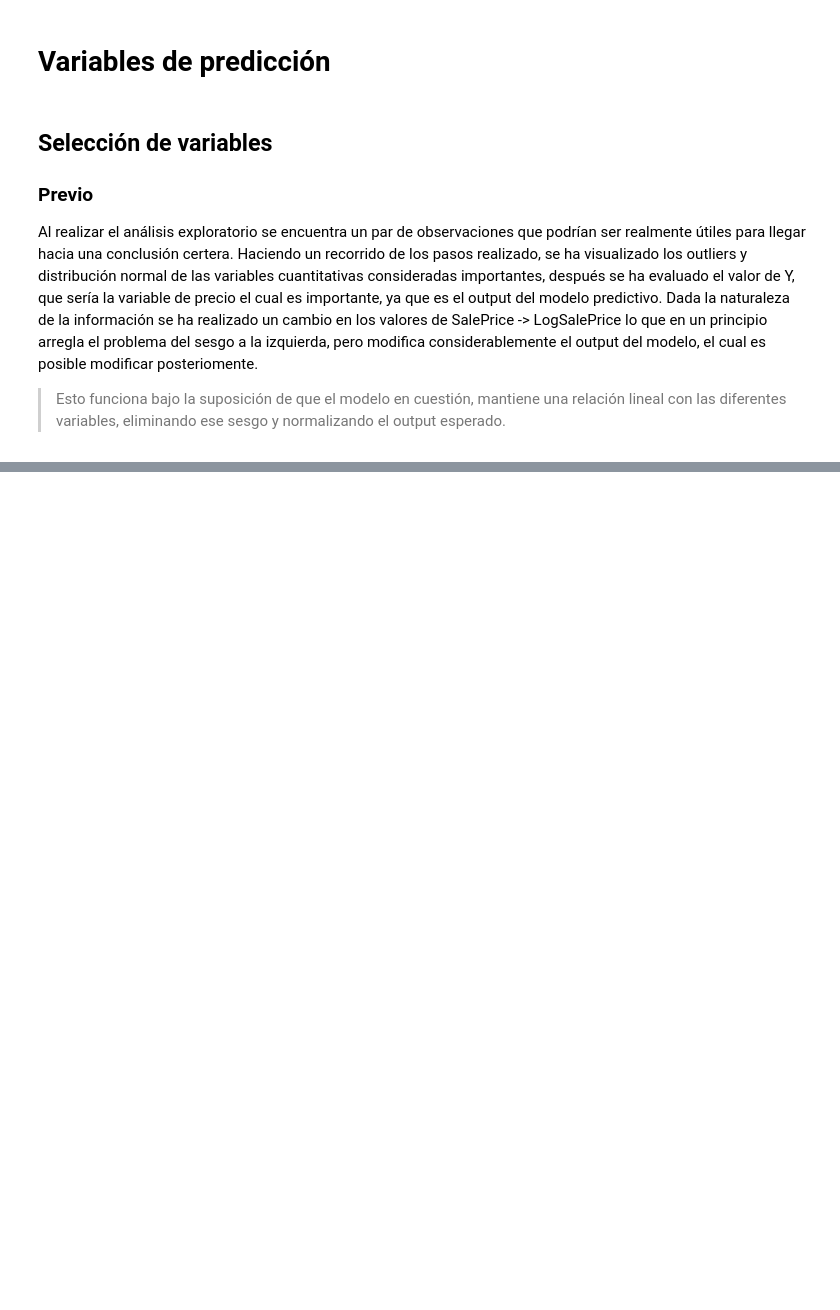
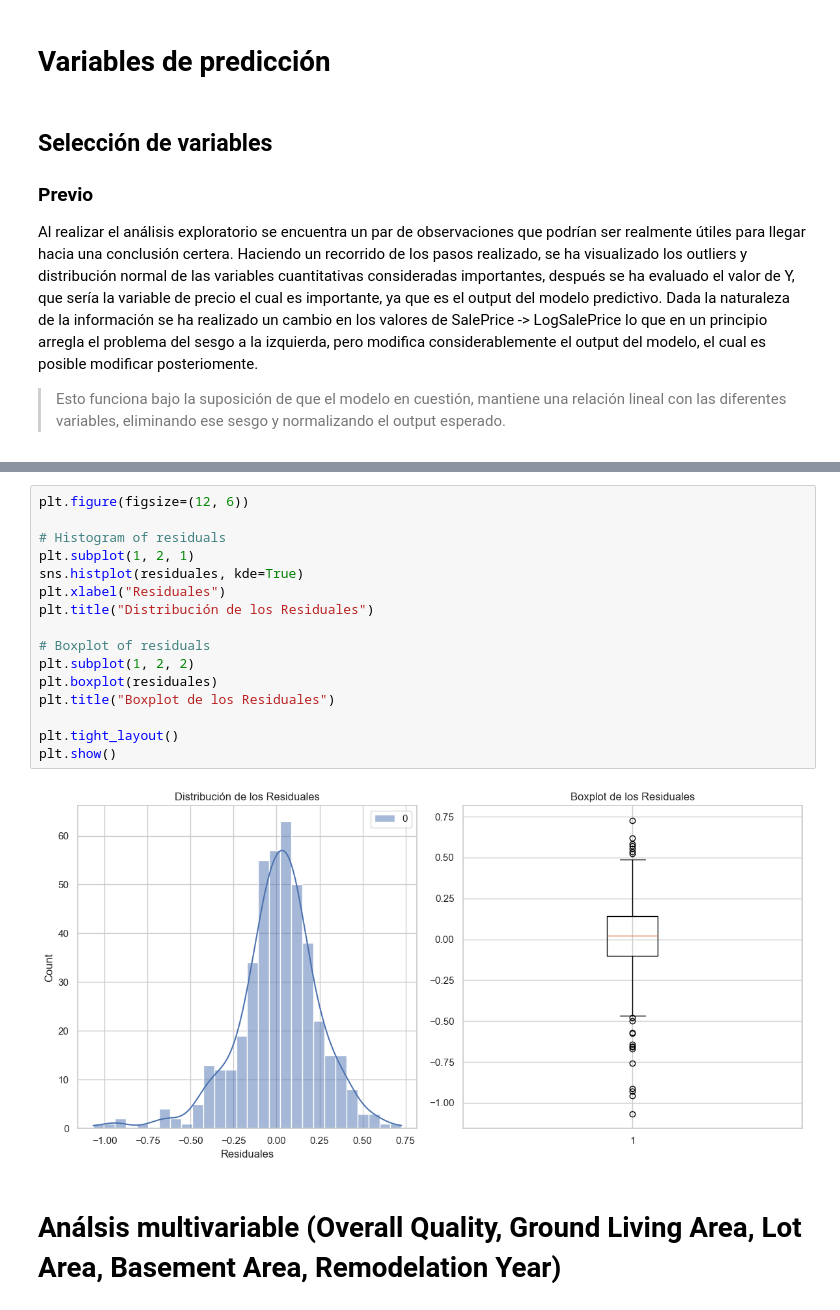
Before and after one commit to Gxrco/HT3-DM, a Jupyter notebook: notebook.ipynb, the cells around one changed output, grey strips where cells are left out. Drawn from its saved outputs; the diff is of its cells as text; blank space fills up the shorter version.

```diff
--- a/notebook.ipynb
+++ b/notebook.ipynb
@@ -445,0 +584,20 @@ Después de una búsqueda y diferenciación de los diferentes aspectos de cada u
+# %%
+plt.figure(figsize=(12, 6))
+
+# Histogram of residuals
+plt.subplot(1, 2, 1)
+sns.histplot(residuales, kde=True)
+plt.xlabel("Residuales")
+plt.title("Distribución de los Residuales")
+
+# Boxplot of residuals
+plt.subplot(1, 2, 2)
+plt.boxplot(residuales)
+plt.title("Boxplot de los Residuales")
+
+plt.tight_layout()
+plt.show()
+# %% [output]
+[figure, added]
+# %% [markdown]
+# Análsis multivariable (Overall Quality, Ground Living Area, Lot Area, Basement Area, Remodelation Year)
```
Also changed, not shown: parts of 14 cells of this notebook.
